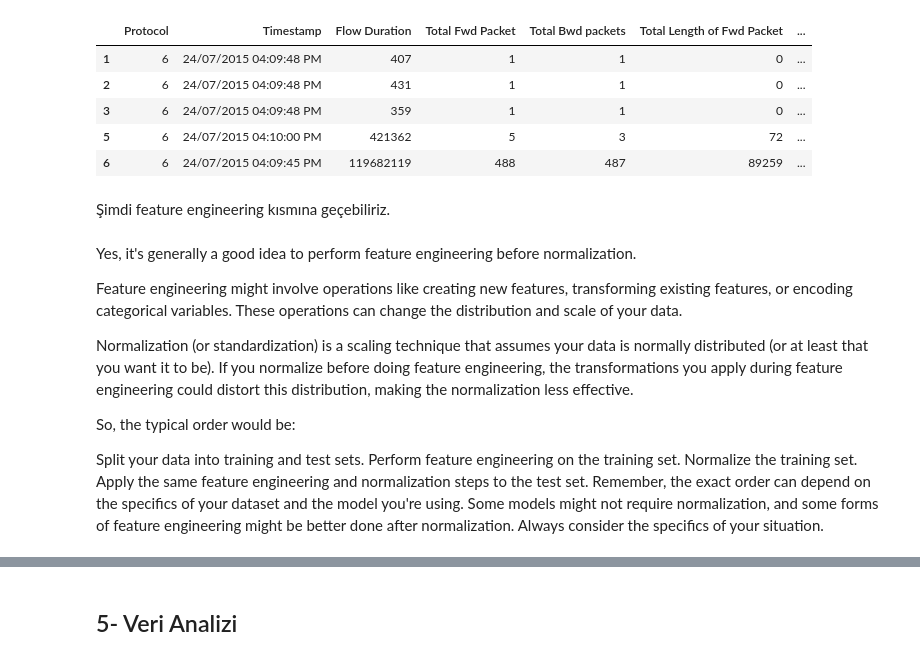
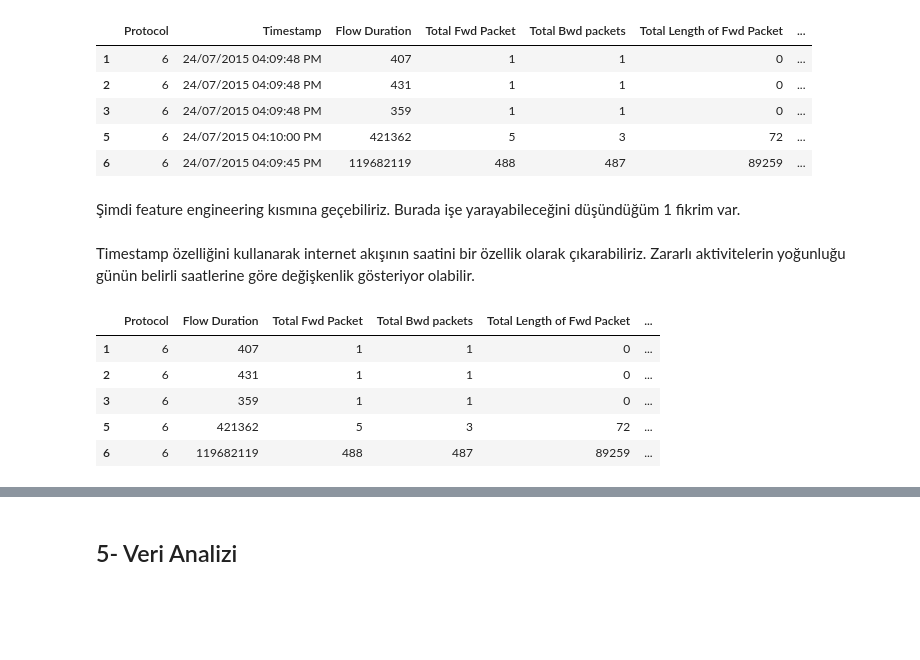
Before and after one commit to BoraDere/Darknet, a Jupyter notebook: nb.ipynb, the cells around one changed output, grey strips where cells are left out. Drawn from its saved outputs; the diff is of its cells as text; code cells hidden in the pictures; blank space fills up the shorter version.

```diff
--- a/nb.ipynb
+++ b/nb.ipynb
@@ -289,14 +279,0 @@ encoded_df.head()
-# %%
-d = {
-    'Label_Non-Tor': 'Non-Tor',
-    'Label_NonVPN': 'NonVPN',
-    'Label_Tor': 'Tor',
-    'Label_VPN': 'VPN'
-}
-
-encoded_df = encoded_df.rename(columns=d)
-
-for key, value in d.items():
-    encoded_df[value] = encoded_df[value].astype('int8')
-
-encoded_df.head()
@@ -309,0 +282,12 @@ encoded_df.head()
+# %%
+encoded_df = df.copy()
+
+d = {
+    'Non-Tor': 'Benign',
+    'NonVPN': 'Benign',
+    'Tor': 'Darknet',
+    'VPN': 'Darknet'
+}
+
+encoded_df['Label'] = encoded_df['Label'].map(d)
+encoded_df.head()
@@ -510,18 +513,23 @@ outlier_removed_df.head()
 | 5 | 6 | 24/07/2015 04:10:00 PM | 421362 | 5 | 3 | 72 | ... |
 | 6 | 6 | 24/07/2015 04:09:45 PM | 119682119 | 488 | 487 | 89259 | ... |
 # %% [markdown]
-Şimdi feature engineering kısmına geçebiliriz.
+Şimdi feature engineering kısmına geçebiliriz. Burada işe yarayabileceğini düşündüğüm 1 fikrim var.
-# %% [markdown]
-Yes, it's generally a good idea to perform feature engineering before normalization.
-
-Feature engineering might involve operations like creating new features, transforming existing features, or encoding categorical variables. These operations can change the distribution and scale of your data.
-
-Normalization (or standardization) is a scaling technique that assumes your data is normally distributed (or at least that you want it to be). If you normalize before doing feature engineering, the transformations you apply during feature engineering could distort this distribution, making the normalization less effective.
-
-So, the typical order would be:
-
-Split your data into training and test sets.
-Perform feature engineering on the training set.
-Normalize the training set.
-Apply the same feature engineering and normalization steps to the test set.
-Remember, the exact order can depend on the specifics of your dataset and the model you're using. Some models might not require normalization, and some forms of feature engineering might be better done after normalization. Always consider the specifics of your situation.
+# %% [markdown]
+Timestamp özelliğini kullanarak internet akışının saatini bir özellik olarak çıkarabiliriz. Zararlı aktivitelerin yoğunluğu günün belirli saatlerine göre değişkenlik gösteriyor olabilir.
+# %%
+hours = []
+
+for i in outlier_removed_df['Timestamp']:
+    hours.append(int(i.split()[1].split(':')[0]))
+
+outlier_removed_df['Hour'] = hours
+outlier_removed_df.drop(columns=['Timestamp'], inplace=True)
+
+outlier_removed_df.head()
+# %% [output]
+|  | Protocol | Flow Duration | Total Fwd Packet | Total Bwd packets | Total Length of Fwd Packet | ... |
+| 1 | 6 | 407 | 1 | 1 | 0 | ... |
+| 2 | 6 | 431 | 1 | 1 | 0 | ... |
+| 3 | 6 | 359 | 1 | 1 | 0 | ... |
+| 5 | 6 | 421362 | 5 | 3 | 72 | ... |
+| 6 | 6 | 119682119 | 488 | 487 | 89259 | ... |
```
Also changed, not shown: parts of 36 cells of this notebook, 3 other files.
